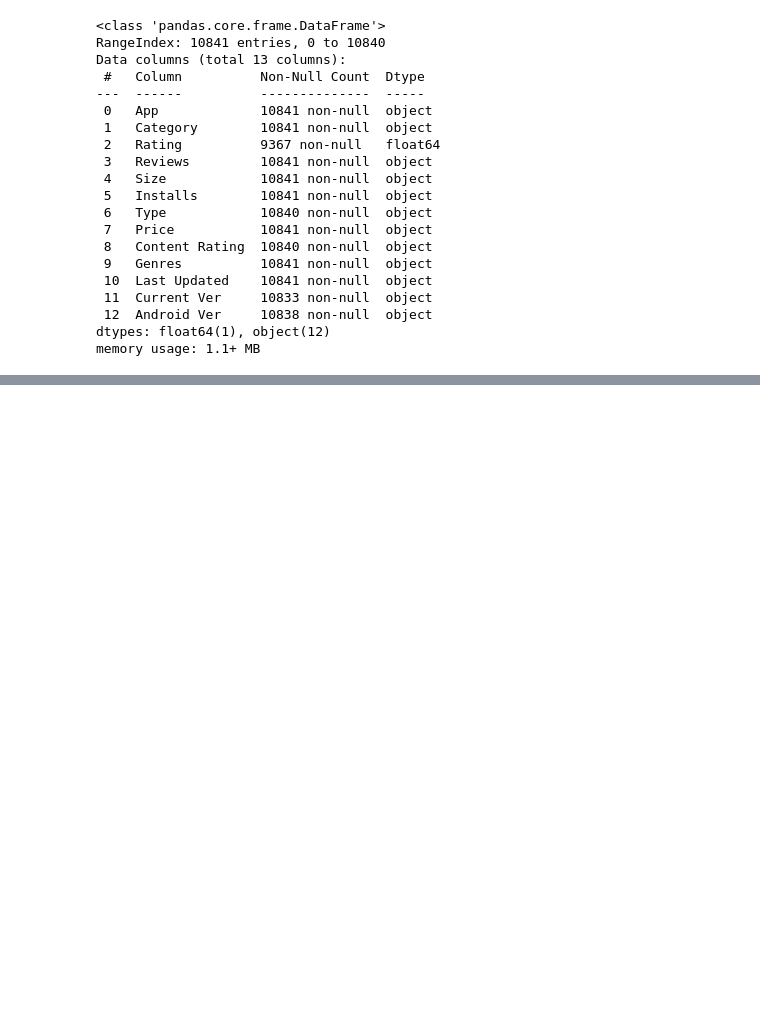
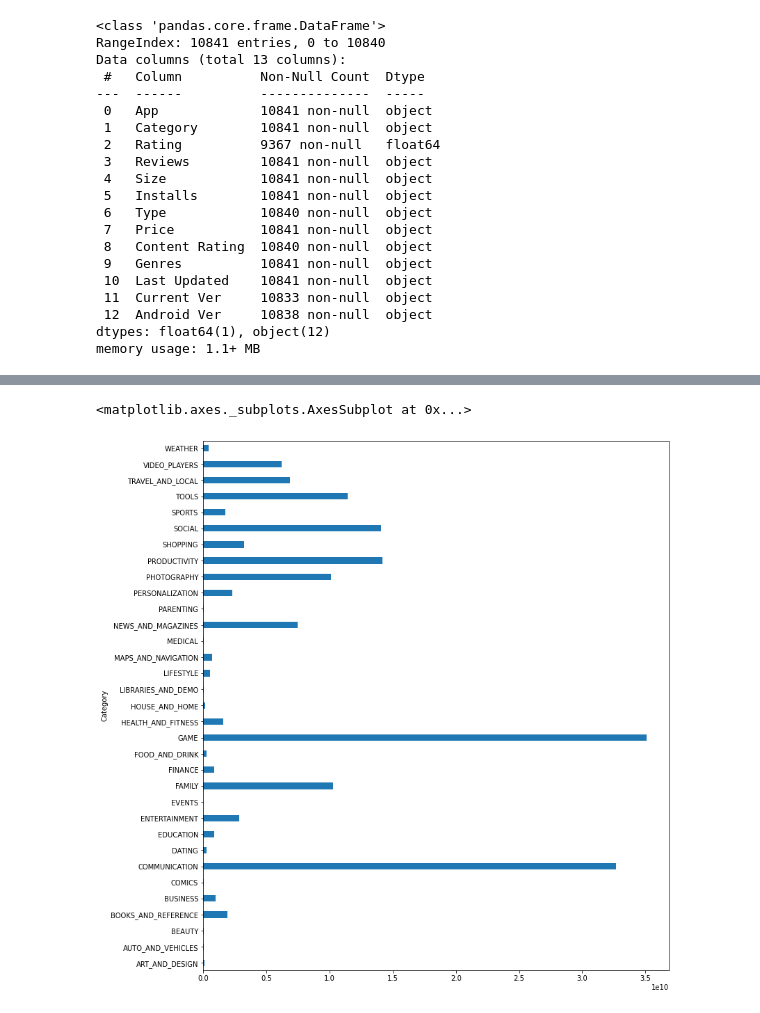
Before and after one commit to divych1/Play_Store-App_Data_Analysis, a Jupyter notebook: Divy_Chanchawat_Team_2_Capstone_Project_1.ipynb, the cells around one changed output, grey strips where cells are left out. Cells and saved outputs as stored; diff of their text form; code cells hidden in the pictures; blank space fills up the shorter version.

```diff
--- a/Divy_Chanchawat_Team_2_Capstone_Project_1.ipynb
+++ b/Divy_Chanchawat_Team_2_Capstone_Project_1.ipynb
@@ -141 +134,4 @@ df_play_store
 10840 rows × 13 columns
+# %%
+df_play_store_group = df_play_store.groupby(['Category']).sum()
+df_play_store_group
@@ -141,0 +157,5 @@ df_play_store
+# %%
+df_play_store_group['Installs'].plot(kind='barh',figsize=(12, 14), zorder=2, width=0.4)
+# %% [output]
+<matplotlib.axes._subplots.AxesSubplot at 0x...>
+[figure, added]
```
Also changed, not shown: parts of 31 cells of this notebook.
